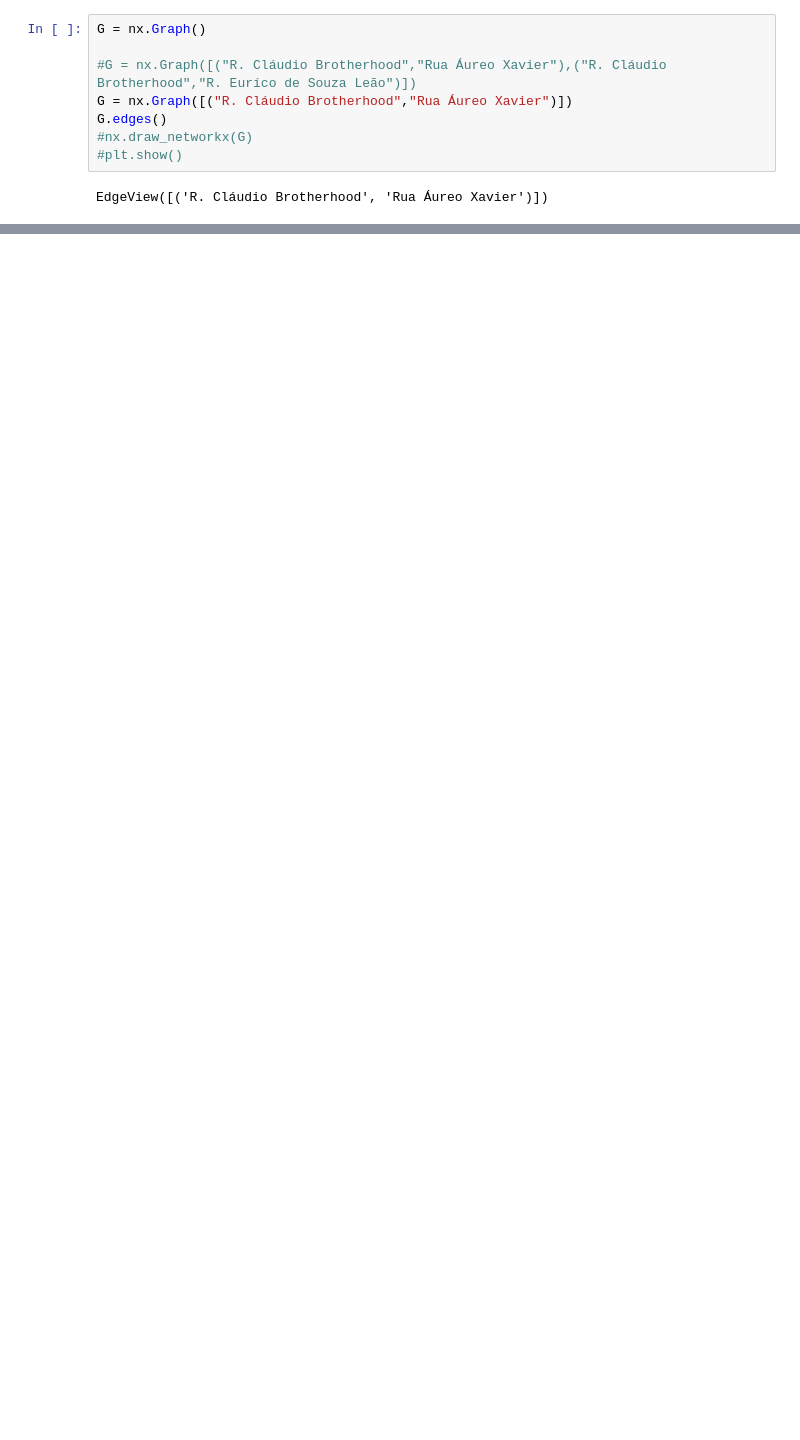
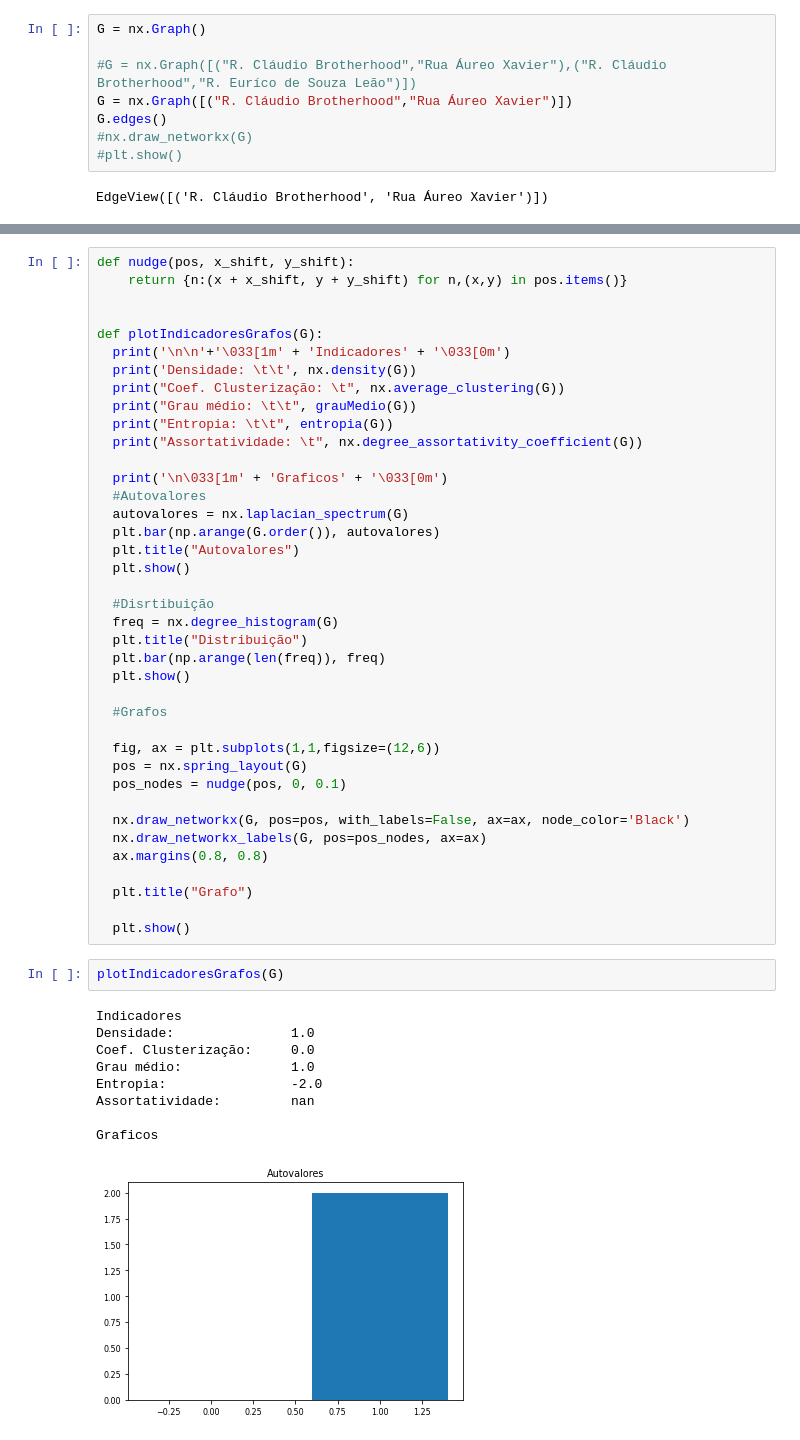
Before and after one commit to sauloemp/WebStreetPE, a Jupyter notebook: Projeto Final.ipynb, the cells around one changed output, grey strips where cells are left out. Saved outputs shown, nothing was run; the diff lists cells and outputs as text; blank space fills up the shorter version.

```diff
--- a/Projeto Final.ipynb
+++ b/Projeto Final.ipynb
@@ -237,0 +249,51 @@ NetworkXError: random_state_index is incorrect
+# %%
+def nudge(pos, x_shift, y_shift):
+    return {n:(x + x_shift, y + y_shift) for n,(x,y) in pos.items()}
+
+
+def plotIndicadoresGrafos(G):
+  print('\n\n'+'\033[1m' + 'Indicadores' + '\033[0m')
+  print('Densidade: \t\t', nx.density(G))
+  print("Coef. Clusterização: \t", nx.average_clustering(G))
+  print("Grau médio: \t\t", grauMedio(G))
+  print("Entropia: \t\t", entropia(G))
+  print("Assortatividade: \t", nx.degree_assortativity_coefficient(G))
+
+  print('\n\033[1m' + 'Graficos' + '\033[0m')
+  #Autovalores
+  autovalores = nx.laplacian_spectrum(G)
+  plt.bar(np.arange(G.order()), autovalores)
+  plt.title("Autovalores")
+  plt.show()
+
+  #Disrtibuição
+  freq = nx.degree_histogram(G)
+  plt.title("Distribuição")
+  plt.bar(np.arange(len(freq)), freq)
+  plt.show()
+
+  #Grafos
+
+  fig, ax = plt.subplots(1,1,figsize=(12,6))
+  pos = nx.spring_layout(G)
+  pos_nodes = nudge(pos, 0, 0.1)
+
+  nx.draw_networkx(G, pos=pos, with_labels=False, ax=ax, node_color='Black')
+  nx.draw_networkx_labels(G, pos=pos_nodes, ax=ax)
+  ax.margins(0.8, 0.8)
+
+  plt.title("Grafo")
+
+  plt.show()
+# %%
+plotIndicadoresGrafos(G)
+# %% [output]
+Indicadores
+Densidade:               1.0
+Coef. Clusterização:     0.0
+Grau médio:              1.0
+Entropia:                -2.0
+Assortatividade:         nan
+
+Graficos
+[figure, added]
```
Also changed, not shown: parts of 10 cells of this notebook.
